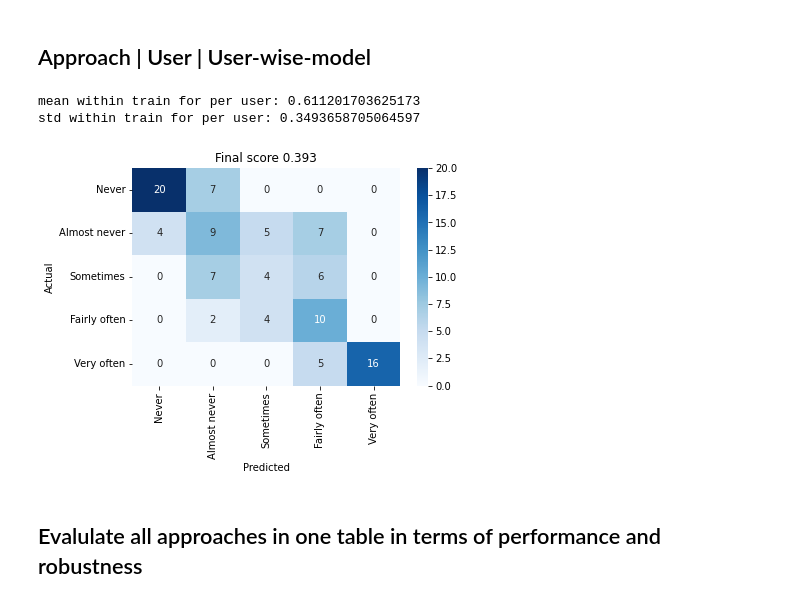
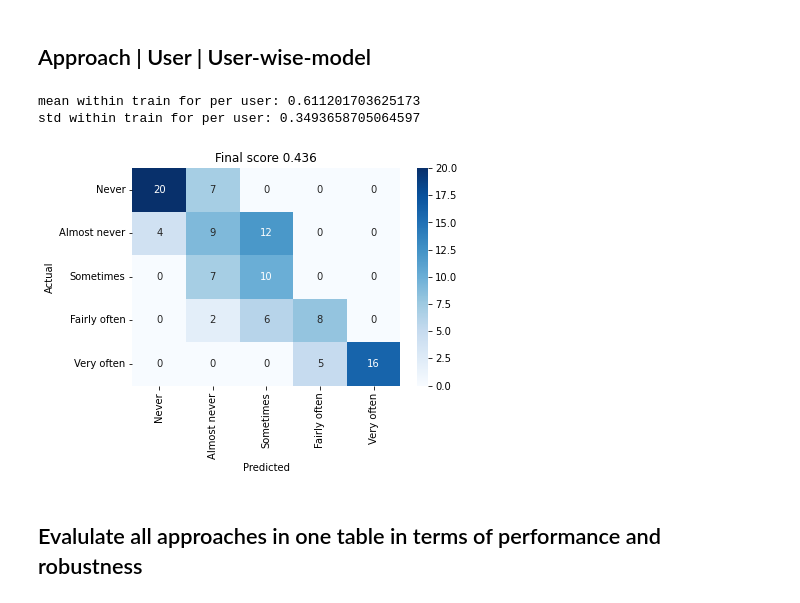
Before and after one commit to joa24jm/UsAs, a Jupyter notebook: src/d02_ml_pipelines/ch_stress.ipynb, the cells around one changed output. Drawn from its saved outputs; the diff is of its cells as text; code cells hidden in the pictures.

Commit message:
WIP: Check test performance with best model from cv

```diff
--- a/src/d02_ml_pipelines/ch_stress.ipynb
+++ b/src/d02_ml_pipelines/ch_stress.ipynb
@@ -292,14 +301,23 @@ groups = np.sort(np.random.randint(low=1, high=5+1, size = df_train.shape[0]))
 
 # train model
 cv = ShuffleSplit(n_splits=n_splits, test_size=test_size, random_state=random_state)
-scores = cross_val_score(model, X_train, y_train, cv=cv, scoring='f1_weighted', groups=groups)
+scores_dic = cross_validate(model, X_train, y_train, cv=cv, scoring='f1_weighted', groups=groups, return_estimator=True)
+
+# get scores
+scores = scores_dic['test_score']
+
+# get best model
+best_model_idx = np.argmax(scores_dic['test_score'])
+best_model = scores_dic['estimator'][best_model_idx]
+
+# get y_pred and final score
+y_pred = best_model.predict(X_test)
+_, f1_final = helpers.calc_final_score(scores, y_pred, y_test)
 
 # validate model
 print('Performance within train')
 print('f1_weighted mean ', round(scores.mean(), 3))
 print('standarddeviation ', round(scores.std(), 3))
-
-y_pred, f1_final = helpers.fit_and_calc_score(model, X_train, X_test, y_train, y_test, scores)
 
 # visualize confusion matrix
 helpers.visualize_confusion_matrix(y_test, y_pred, mapping, f1_final)
@@ -336,15 +354,23 @@ model, X_train, X_test, y_train, y_test, LE = helpers.prepare_and_instantiate(df
 
 # train model
 cv = GroupKFold(n_splits=n_splits)
-scores = cross_val_score(model, X_train, y_train, cv=cv, scoring='f1_weighted', groups=df_train_avg_user.user_id)
+scores_dic = cross_validate(model, X_train, y_train, cv=cv, scoring='f1_weighted', groups=df_train_avg_user.user_id, return_estimator=True)
+
+# get scores
+scores = scores_dic['test_score']
+
+# get best model
+best_model_idx = np.argmax(scores_dic['test_score'])
+best_model = scores_dic['estimator'][best_model_idx]
+
+# get y_pred and final score
+y_pred = best_model.predict(X_test)
+_, f1_final = helpers.calc_final_score(scores, y_pred, y_test)
 
 # validate model
 print('Performance within train')
 print('f1_weighted mean ', scores.mean())
 print('standarddeviation ', scores.std())
-
-# fit and calculate
-y_pred, f1_final = helpers.fit_and_calc_score(model, X_train, X_test, y_train, y_test, scores)
 
 # visualize confusion matrix
 helpers.visualize_confusion_matrix(y_test, y_pred, mapping, f1_final)
@@ -381,37 +407,45 @@ for i, user_df in enumerate(user_dfs):
     train_assessments = user_df.iloc[:idx70, :]
     test_assessments  = user_df.iloc[idx70:, :]
     # preare dataset and model
     model, X_train, X_test, y_train, y_test, LE = helpers.prepare_and_instantiate(train_assessments, test_assessments, features, target, bins, LE, fit=False, cut=False)
 
     cv = ShuffleSplit(n_splits=n_splits, test_size=test_size, random_state=random_state)
-    scores = cross_val_score(model, X_train, y_train, cv=cv, scoring='f1_weighted')
+    scores_dic = cross_validate(model, X_train, y_train, cv=cv, scoring='f1_weighted', return_estimator=True)
 
-    # fit and calculate
-    y_pred, f1_final = helpers.fit_and_calc_score(model, X_train, X_test, y_train, y_test, scores)
+    # get scores
+    scores = scores_dic['test_score']
+
+    # get best model
+    best_model_idx = np.argmax(scores_dic['test_score'])
+    best_model = scores_dic['estimator'][best_model_idx]
+
+    # get y_pred and final score
+    y_pred = best_model.predict(X_test)
+    _, f1_final = helpers.calc_final_score(scores, y_pred, y_test)
 
     all_f1s_final.append(f1_final)
     all_scores.extend(scores)
     y_tests.extend(y_test)
     y_preds.extend(y_pred)
 
 # calculate final score
 _, f1_final = helpers.calc_final_score(np.array(all_scores), y_preds, y_tests)
 
 # print results
 print('mean within train for per user:', np.array(all_scores).mean())
 print('std within train for per user:', np.array(all_scores).std())
 
 # visualize confusion matrix
 helpers.visualize_confusion_matrix(y_tests, y_preds, mapping, f1_final)
 
 # write to results dict
 approach = 'user_wise'
 results_dic[approach]['f1'] = f1_final
 results_dic[approach]['std'] = scores.std()
 # %% [output]
 mean within train for per user: 0.611201703625173
 std within train for per user: 0.3493658705064597
-[figure, old version]
+[figure, new version]
 # %% [markdown]
 ## Evalulate all approaches in one table in terms of performance and robustness
 # %%
```
Also changed, not shown: parts of 5 cells of this notebook, 16 other files.
